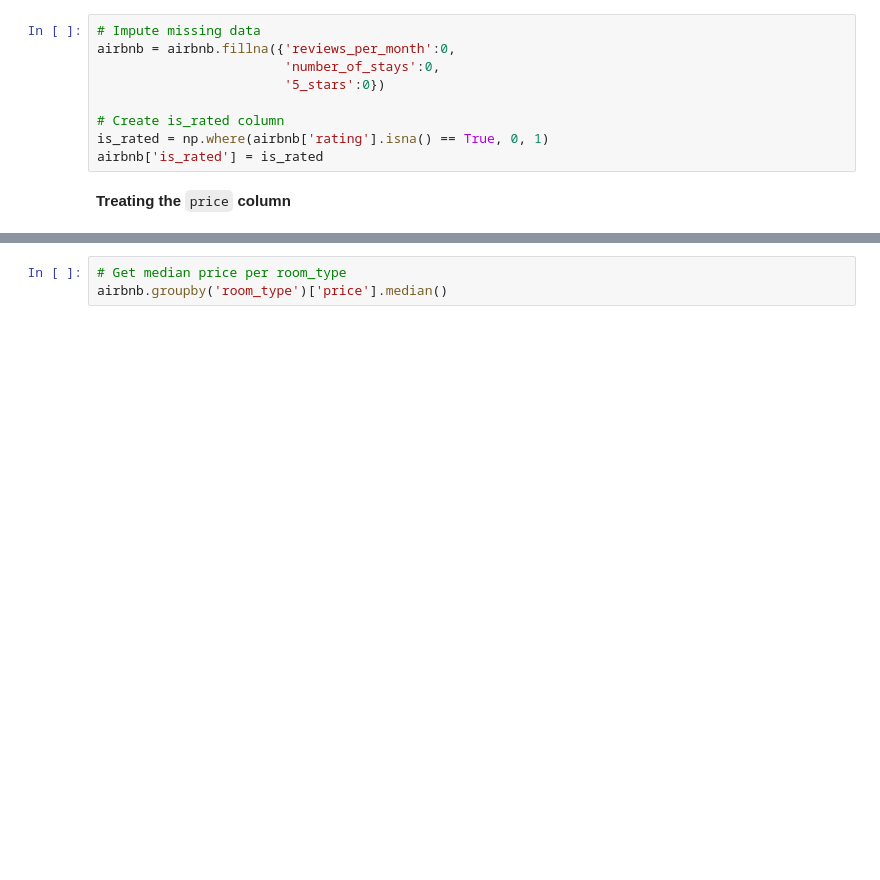
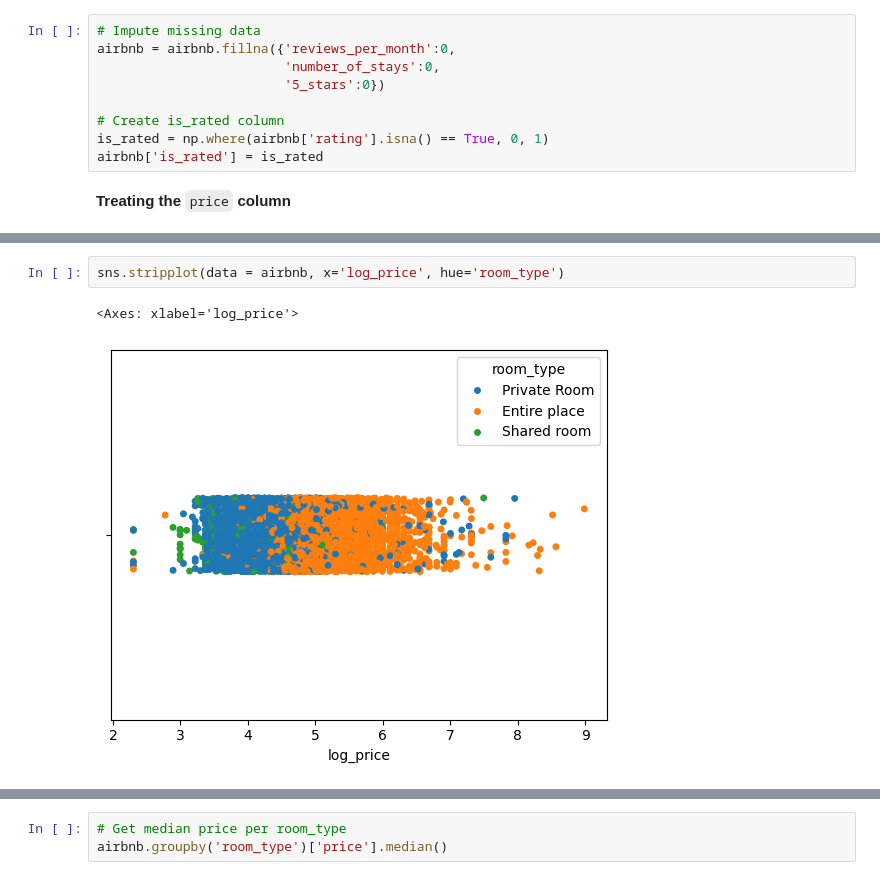
Before and after one commit to Pisa45K/Data_Analysis_Workshops, a Jupyter notebook: Cleaning_Data_in_Python_live_session.ipynb, the cells around one changed output, grey strips where cells are left out. Saved outputs shown, nothing was run; the diff lists cells and outputs as text; blank space fills up the shorter version.

```diff
--- a/Cleaning_Data_in_Python_live_session.ipynb
+++ b/Cleaning_Data_in_Python_live_session.ipynb
@@ -568,0 +612,5 @@ plt.show()
+# %%
+sns.stripplot(data = airbnb, x='log_price', hue='room_type')
+# %% [output]
+<Axes: xlabel='log_price'>
+[figure, added]
```
Also changed, not shown: parts of 23 cells of this notebook.
